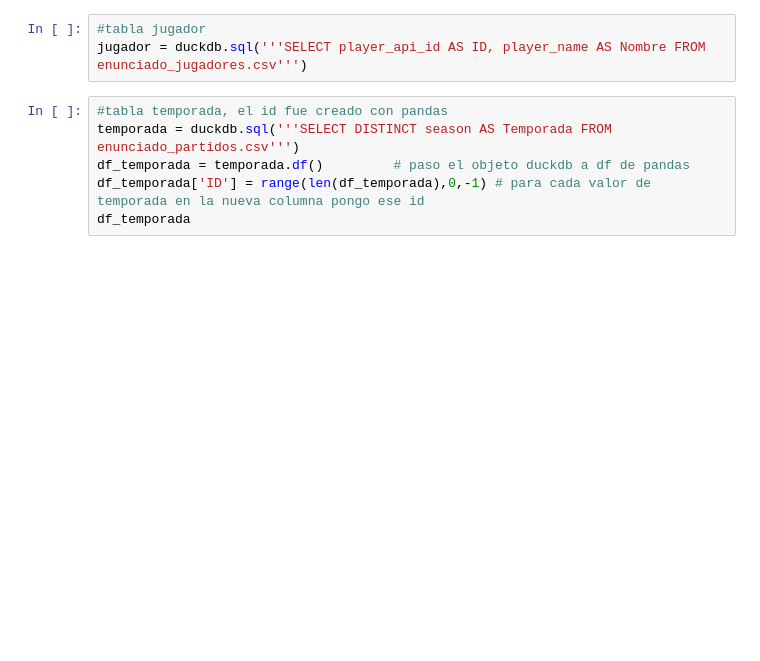
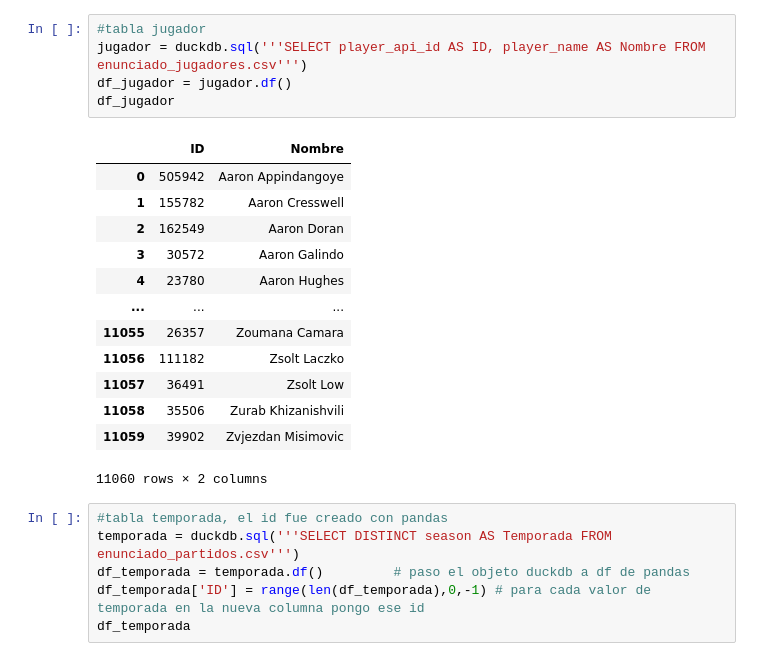
Before and after one commit to MakelMagus/TPLaboDatos2024, a Jupyter notebook: generadortablas.ipynb, the cells around one changed output. Drawn from its saved outputs; the diff is of its cells as text; blank space fills up the shorter version.

```diff
--- a/generadortablas.ipynb
+++ b/generadortablas.ipynb
@@ -7,6 +23,22 @@ pais = duckdb.sql('''SELECT name AS Nombre FROM enunciado_paises.csv''')
 # %%
 #tabla jugador
 jugador = duckdb.sql('''SELECT player_api_id AS ID, player_name AS Nombre FROM enunciado_jugadores.csv''')
+df_jugador = jugador.df()
+df_jugador
+# %% [output]
+|  | ID | Nombre |
+| 0 | 505942 | Aaron Appindangoye |
+| 1 | 155782 | Aaron Cresswell |
+| 2 | 162549 | Aaron Doran |
+| 3 | 30572 | Aaron Galindo |
+| 4 | 23780 | Aaron Hughes |
+| ... | ... | ... |
+| 11055 | 26357 | Zoumana Camara |
+| 11056 | 111182 | Zsolt Laczko |
+| 11057 | 36491 | Zsolt Low |
+| 11058 | 35506 | Zurab Khizanishvili |
+| 11059 | 39902 | Zvjezdan Misimovic |
+11060 rows × 2 columns
 # %%
 #tabla temporada, el id fue creado con pandas
 temporada = duckdb.sql('''SELECT DISTINCT season AS Temporada FROM enunciado_partidos.csv''')
```
Also changed, not shown: parts of 6 cells of this notebook.
